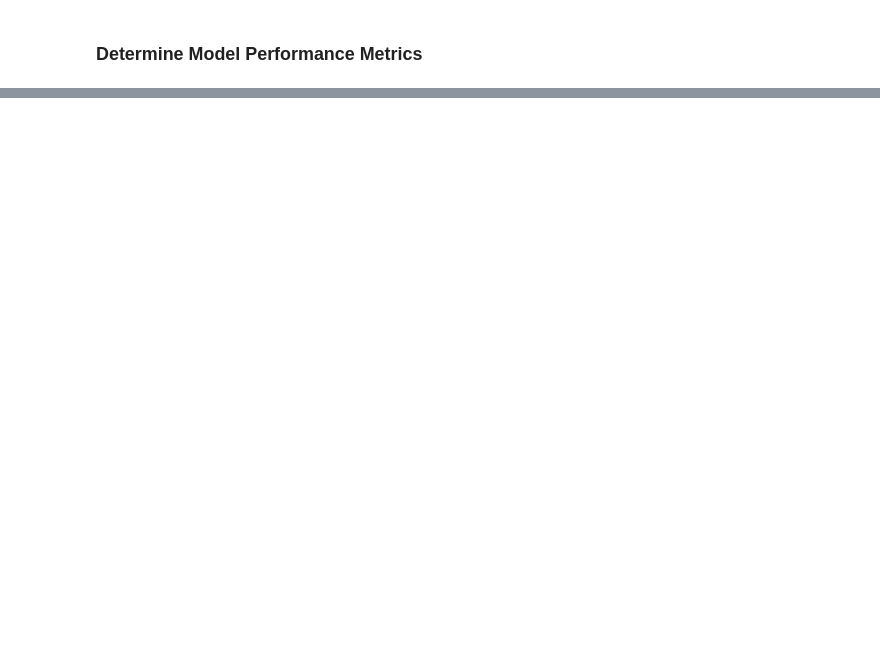
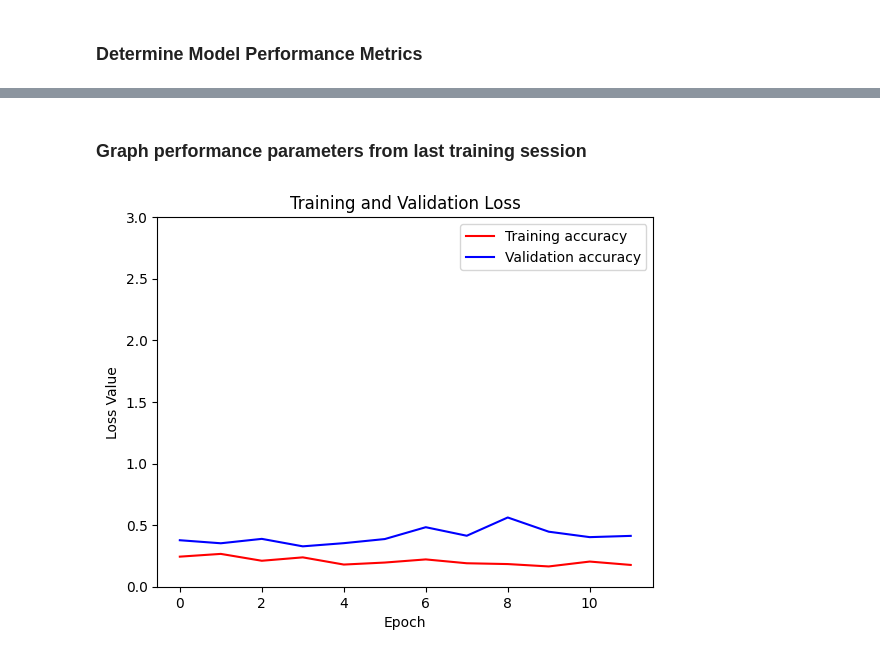
Before and after one commit to tw19816/CEZ_Mapping, a Jupyter notebook: Python/view_model.ipynb, the cells around one changed output, grey strips where cells are left out. Cells and saved outputs as stored; diff of their text form; code cells hidden in the pictures; blank space fills up the shorter version.

```diff
--- a/Python/view_model.ipynb
+++ b/Python/view_model.ipynb
@@ -87,0 +147,19 @@ model.evaluate(dataset)
+# %% [markdown]
+### Graph performance parameters from last training session
+# %%
+with open(history_path) as file:
+    model_history = json.load(file)
+loss = model_history.get("loss")
+val_loss = model_history.get("val_loss")
+x_vals = np.arange(len(loss))
+plt.figure()
+plt.plot(x_vals, loss, "r", label="Training accuracy")
+plt.plot(x_vals, val_loss, "b", label="Validation accuracy")
+plt.title("Training and Validation Loss")
+plt.xlabel("Epoch")
+plt.ylabel("Loss Value")
+plt.ylim([0, 3])
+plt.legend()
+plt.show()
+# %% [output]
+[figure, added]
```
Also changed, not shown: parts of 7 cells of this notebook, 6 other files.
